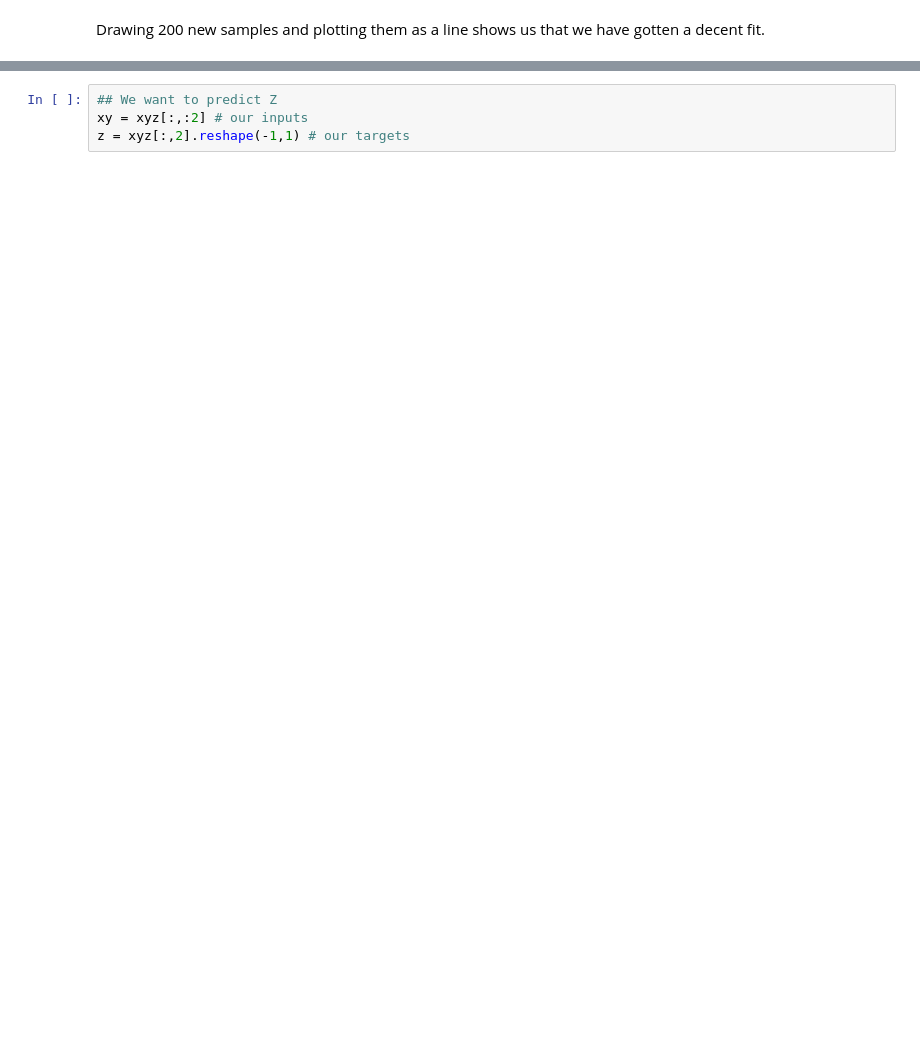
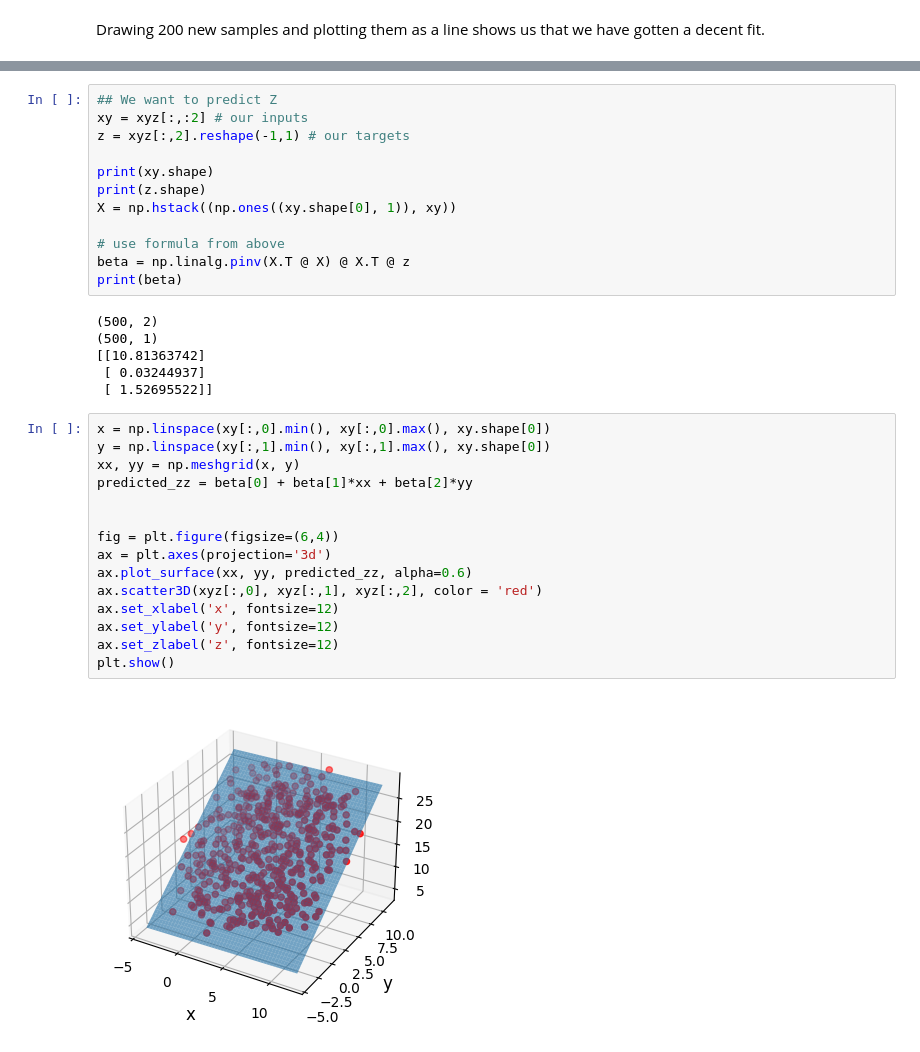
Before and after one commit to hmhauter/34759-Perception-Exercises, a Jupyter notebook: Exercises_week_6/week6/Exercise1.ipynb, the cells around one changed output, grey strips where cells are left out. Saved outputs shown, nothing was run; the diff lists cells and outputs as text; blank space fills up the shorter version.

```diff
--- a/Exercises_week_6/week6/Exercise1.ipynb
+++ b/Exercises_week_6/week6/Exercise1.ipynb
@@ -116,3 +127,34 @@ plt.show()
 ## We want to predict Z
 xy = xyz[:,:2] # our inputs
 z = xyz[:,2].reshape(-1,1) # our targets
+
+print(xy.shape)
+print(z.shape)
+X = np.hstack((np.ones((xy.shape[0], 1)), xy))
+
+# use formula from above
+beta = np.linalg.pinv(X.T @ X) @ X.T @ z
+print(beta)
+# %% [output]
+(500, 2)
+(500, 1)
+[[10.81363742]
+ [ 0.03244937]
+ [ 1.52695522]]
+# %%
+x = np.linspace(xy[:,0].min(), xy[:,0].max(), xy.shape[0])
+y = np.linspace(xy[:,1].min(), xy[:,1].max(), xy.shape[0])
+xx, yy = np.meshgrid(x, y)
+predicted_zz = beta[0] + beta[1]*xx + beta[2]*yy
+
+
+fig = plt.figure(figsize=(6,4))
+ax = plt.axes(projection='3d')
+ax.plot_surface(xx, yy, predicted_zz, alpha=0.6)
+ax.scatter3D(xyz[:,0], xyz[:,1], xyz[:,2], color = 'red')
+ax.set_xlabel('x', fontsize=12)
+ax.set_ylabel('y', fontsize=12)
+ax.set_zlabel('z', fontsize=12)
+plt.show()
+# %% [output]
+[figure, added]
```
Also changed, not shown: parts of 5 cells of this notebook.
